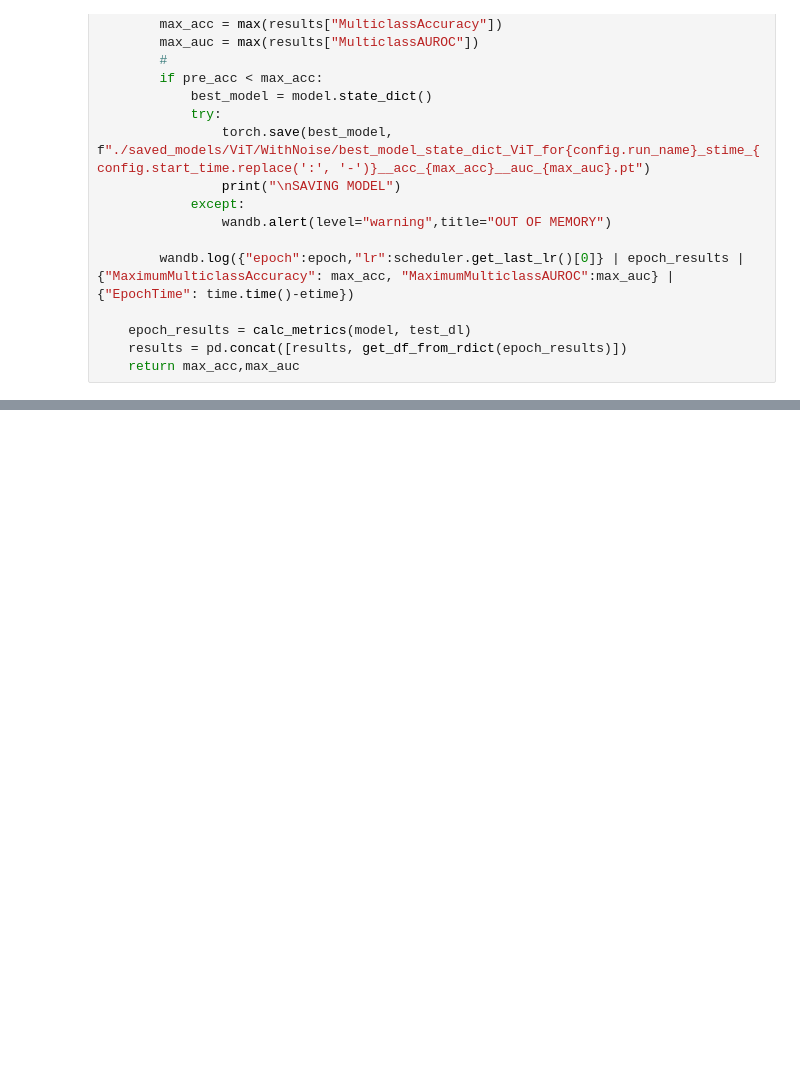
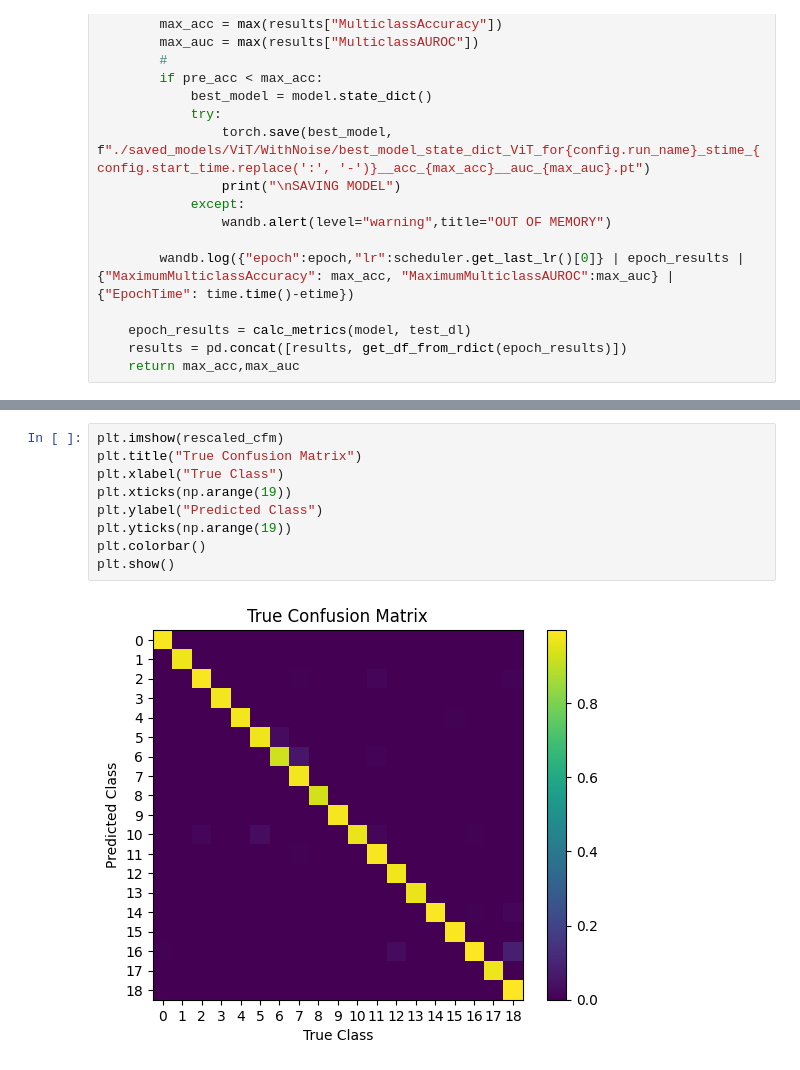
Before and after one commit to aashraychegu/testing_grounds, a Jupyter notebook: classifier.ipynb, the cells around one changed output, grey strips where cells are left out. Cells and saved outputs as stored; diff of their text form; blank space fills up the shorter version.

```diff
--- a/classifier.ipynb
+++ b/classifier.ipynb
@@ -331,0 +310,11 @@ snrdf.to_csv("accuracy_by_signal-to-noise-ratio.pd.csv")
+# %%
+plt.imshow(rescaled_cfm)
+plt.title("True Confusion Matrix")
+plt.xlabel("True Class")
+plt.xticks(np.arange(19))
+plt.ylabel("Predicted Class")
+plt.yticks(np.arange(19))
+plt.colorbar()
+plt.show()
+# %% [output]
+[figure, added]
```
Also changed, not shown: parts of 26 cells of this notebook.
